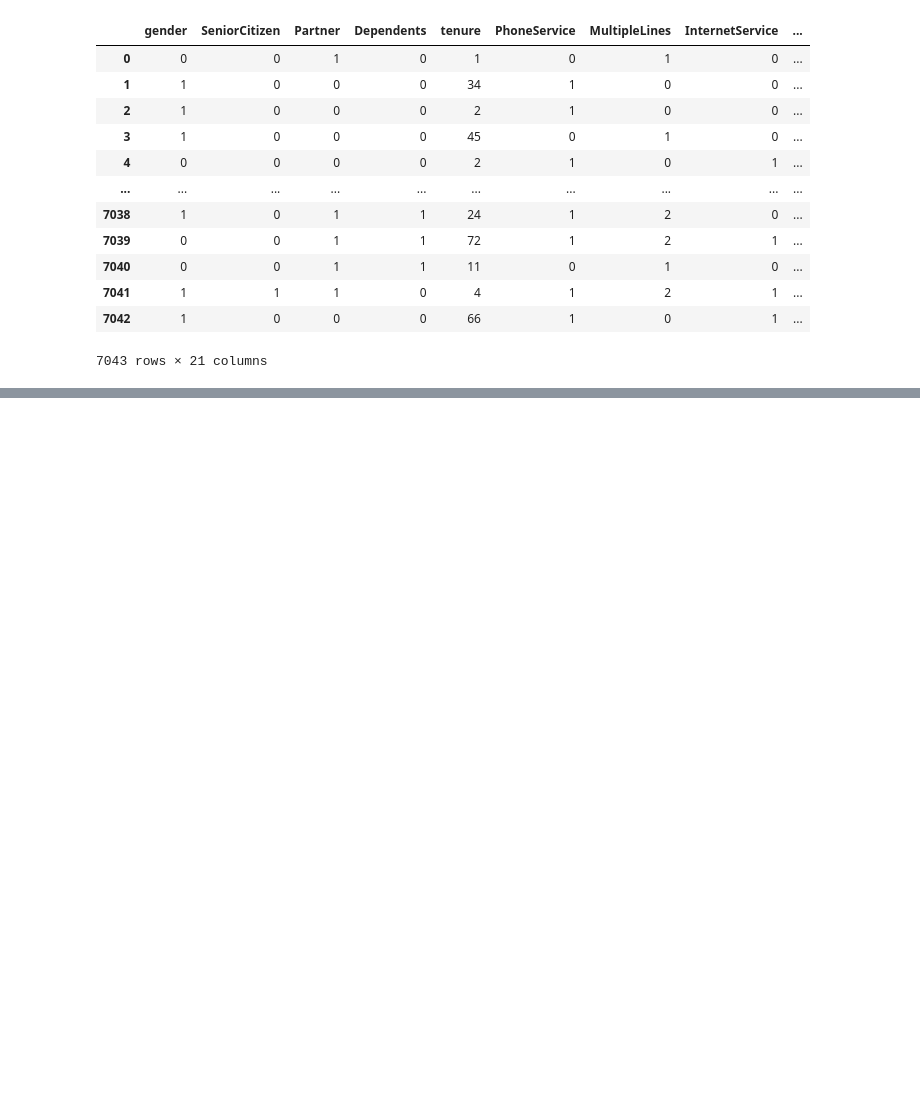
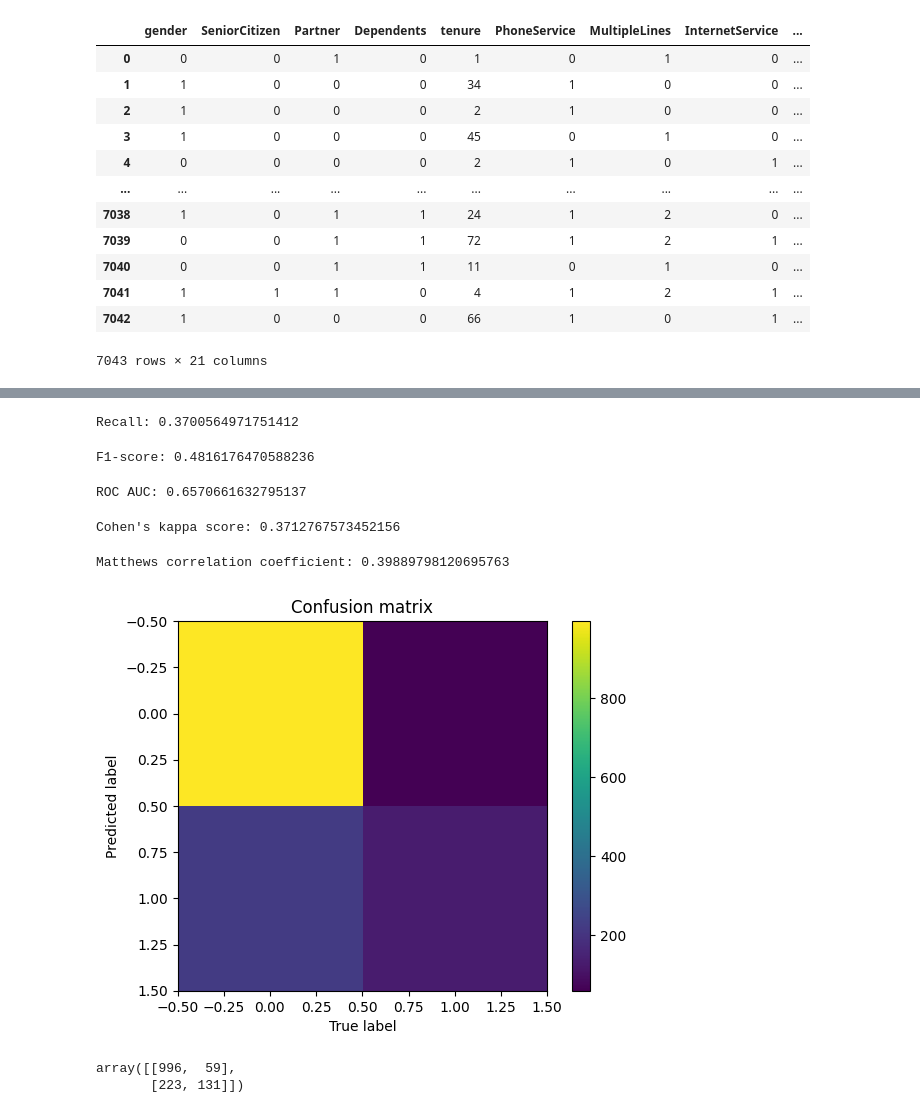
Before and after one commit to Arjun-P-Dinesh/2348506_Lab5, a Jupyter notebook: 2348506_Lab5.ipynb, the cells around one changed output, grey strips where cells are left out. Saved outputs shown, nothing was run; the diff lists cells and outputs as text; code cells hidden in the pictures; blank space fills up the shorter version.

```diff
--- a/2348506_Lab5.ipynb
+++ b/2348506_Lab5.ipynb
@@ -151,0 +178,12 @@ df
+# %%
+df1=df.drop(columns=['Churn','monthly_charges_fraction'])
+
+features=df1
+# %%
+labels=df['Churn']
+# %%
+from sklearn.model_selection import train_test_split
+X_train, X_test, y_train, y_test = train_test_split(features, labels, test_size=0.2)
+# %%
+model = LogisticRegression(solver = 'saga', max_iter=10000)
+model.fit(X_train, y_train)
@@ -151,0 +204,52 @@ df
+# %%
+# Calculate the recall
+recall = recall_score(y_test, y_pred)
+print("Recall:", recall)
+# %% [output]
+Recall: 0.3700564971751412
+# %%
+# Calculate the F1-score
+f1 = f1_score(y_test, y_pred)
+print("F1-score:", f1)
+# %% [output]
+F1-score: 0.4816176470588236
+# %%
+# Calculate the ROC AUC
+roc_auc = roc_auc_score(y_test, y_pred)
+print("ROC AUC:", roc_auc)
+# %% [output]
+ROC AUC: 0.6570661632795137
+# %%
+# Calculate the Cohen's kappa score
+kappa = cohen_kappa_score(y_test, y_pred)
+print("Cohen's kappa score:", kappa)
+# %% [output]
+Cohen's kappa score: 0.3712767573452156
+# %%
+matthews = matthews_corrcoef(y_test, y_pred)
+print("Matthews correlation coefficient:", matthews)
+# %% [output]
+Matthews correlation coefficient: 0.39889798120695763
+# %%
+from sklearn.metrics import confusion_matrix
+
+# Get the true labels and the predicted labels
+true_labels, predicted_labels = y_test, model.predict(X_test)
+
+# Create the confusion matrix
+confusion_matrix = confusion_matrix(true_labels, predicted_labels)
+
+# Visualize the confusion matrix
+plt.imshow(confusion_matrix, cmap="viridis")
+plt.colorbar()
+plt.xlabel("True label")
+plt.ylabel("Predicted label")
+plt.title("Confusion matrix")
+plt.show()
+# %% [output]
+[figure, added]
+# %%
+confusion_matrix #it is a good model with tp=996 and fn=131
+# %% [output]
+array([[996,  59],
+       [223, 131]])
```
Also changed, not shown: parts of 6 cells of this notebook.
